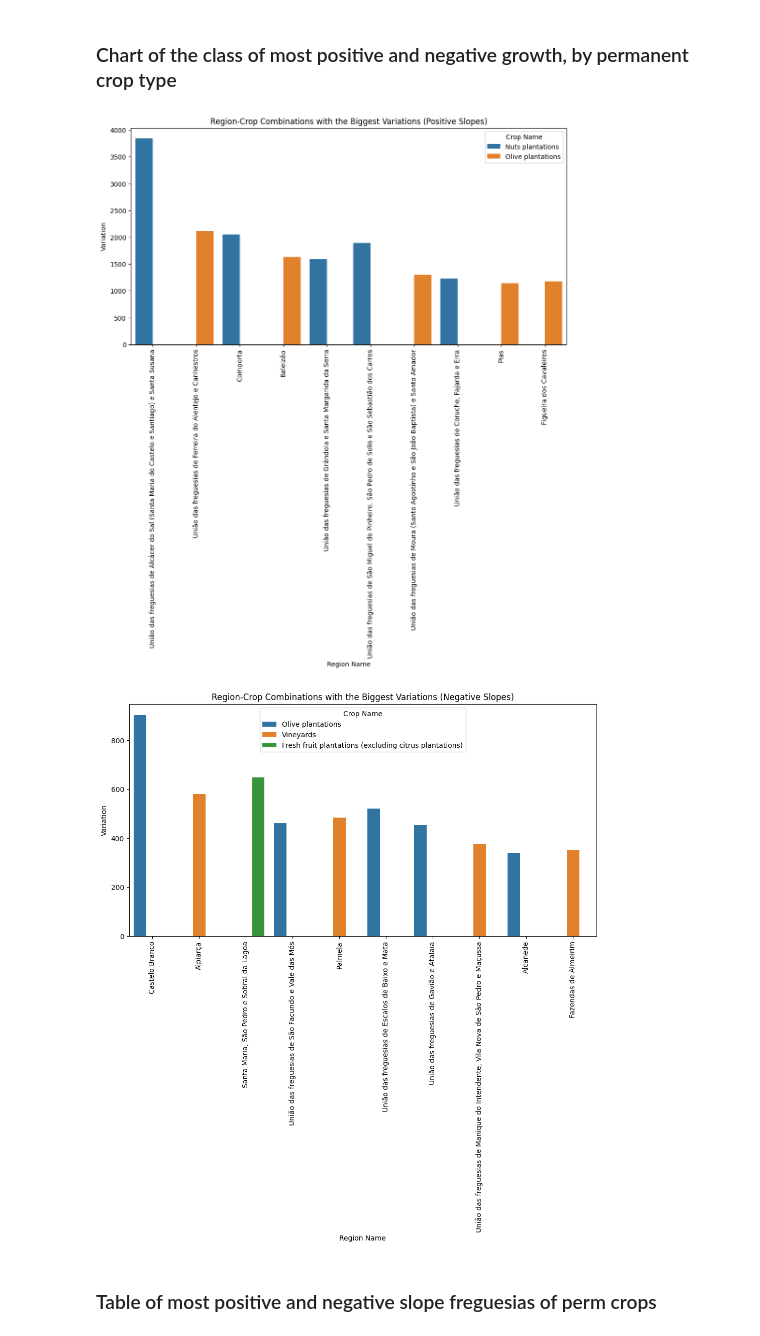
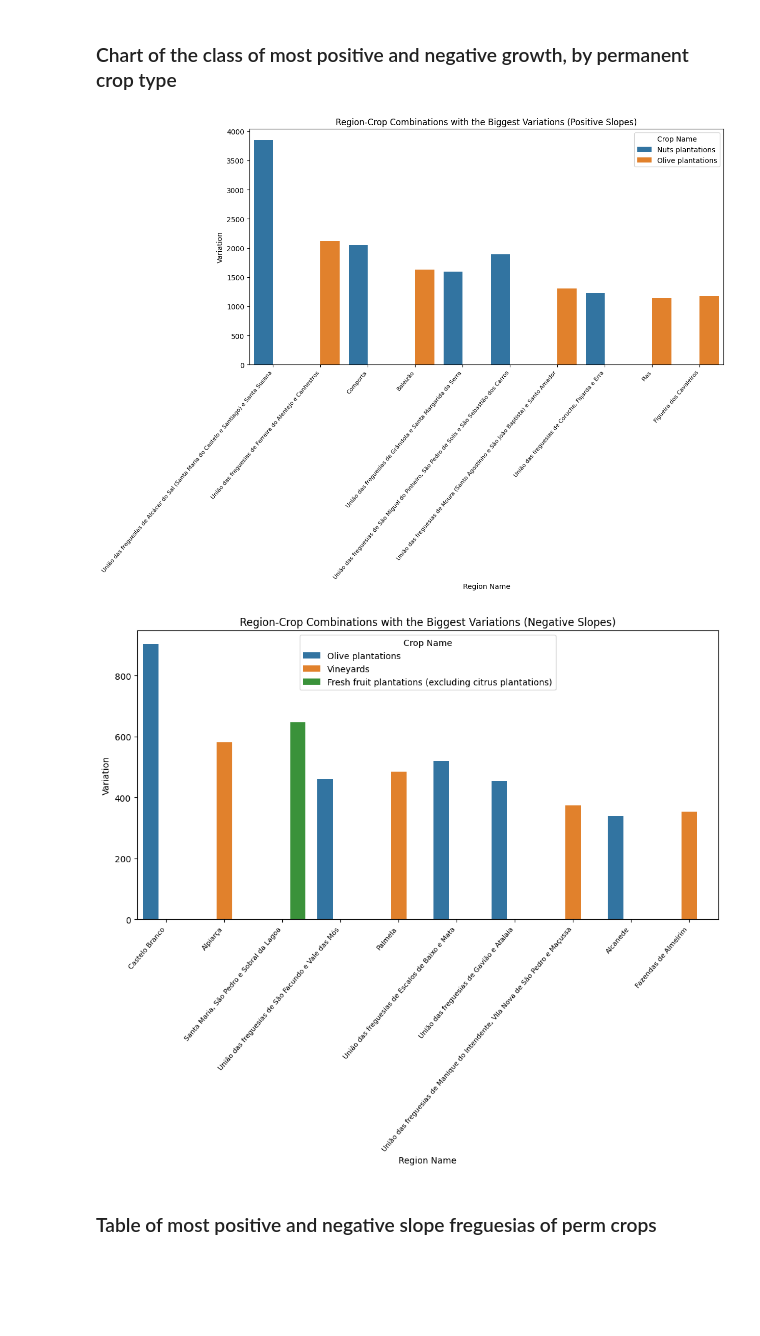
Before and after one commit to jfilipa1/AVCD_JE_VF, a Jupyter notebook: trendline_perms.ipynb, the cells around one changed output. Cells and saved outputs as stored; diff of their text form; code cells hidden in the pictures; blank space fills up the shorter version.

Commit message:
join images and labels update

```diff
--- a/trendline_perms.ipynb
+++ b/trendline_perms.ipynb
@@ -228,39 +303,39 @@ negative_styled_table = top_10_negative_slopes.style.set_table_styles(
 ).set_caption('Top 10 Region-Crop Combinations with Biggest Negative Slopes')
 
 # Convert styled table to DataFrame for negative slopes
 negative_table_df = negative_styled_table.data
 
 
 # Create a graph showing region-crop combinations and their variations for positive slopes
 plt.figure(figsize=(12, 6))
 sns.barplot(data=top_10_positive_slopes, x='Region Name', y='Variation', hue='Crop Name')
 plt.xlabel('Region Name')
 plt.ylabel('Variation')
 plt.title('Region-Crop Combinations with the Biggest Variations (Positive Slopes)')
-plt.xticks(rotation=90)
+plt.xticks(rotation=50, fontsize=8, ha='right', va='top')
 plt.legend(title='Crop Name')
-plt.tight_layout()
+
 
 # Save the last image to the "images" folder
 plt.savefig('images/biggest_win_slope_perm.png')
 plt.show()
 
 # Create a graph showing region-crop combinations and their variations for negative slopes
 plt.figure(figsize=(12, 6))
 sns.barplot(data=top_10_negative_slopes, x='Region Name', y='Variation', hue='Crop Name')
 plt.xlabel('Region Name')
 plt.ylabel('Variation')
 plt.title('Region-Crop Combinations with the Biggest Variations (Negative Slopes)')
-plt.xticks(rotation=90)
+plt.xticks(rotation=50, fontsize=8, ha='right', va='top')
 plt.legend(title='Crop Name')
-plt.tight_layout()
+
 
 # Save the last image to the "images" folder
 plt.savefig('images/biggest_loss_slope_perm.png')
 plt.show()
 # %% [output]
-[figure, old version]
+[figure, new version]
-[figure, old version]
+[figure, new version]
 # %% [markdown]
 ### Table of most positive and negative slope freguesias of perm crops
 # %%
```
Also changed, not shown: parts of 1 cell of this notebook, 6 other files.
